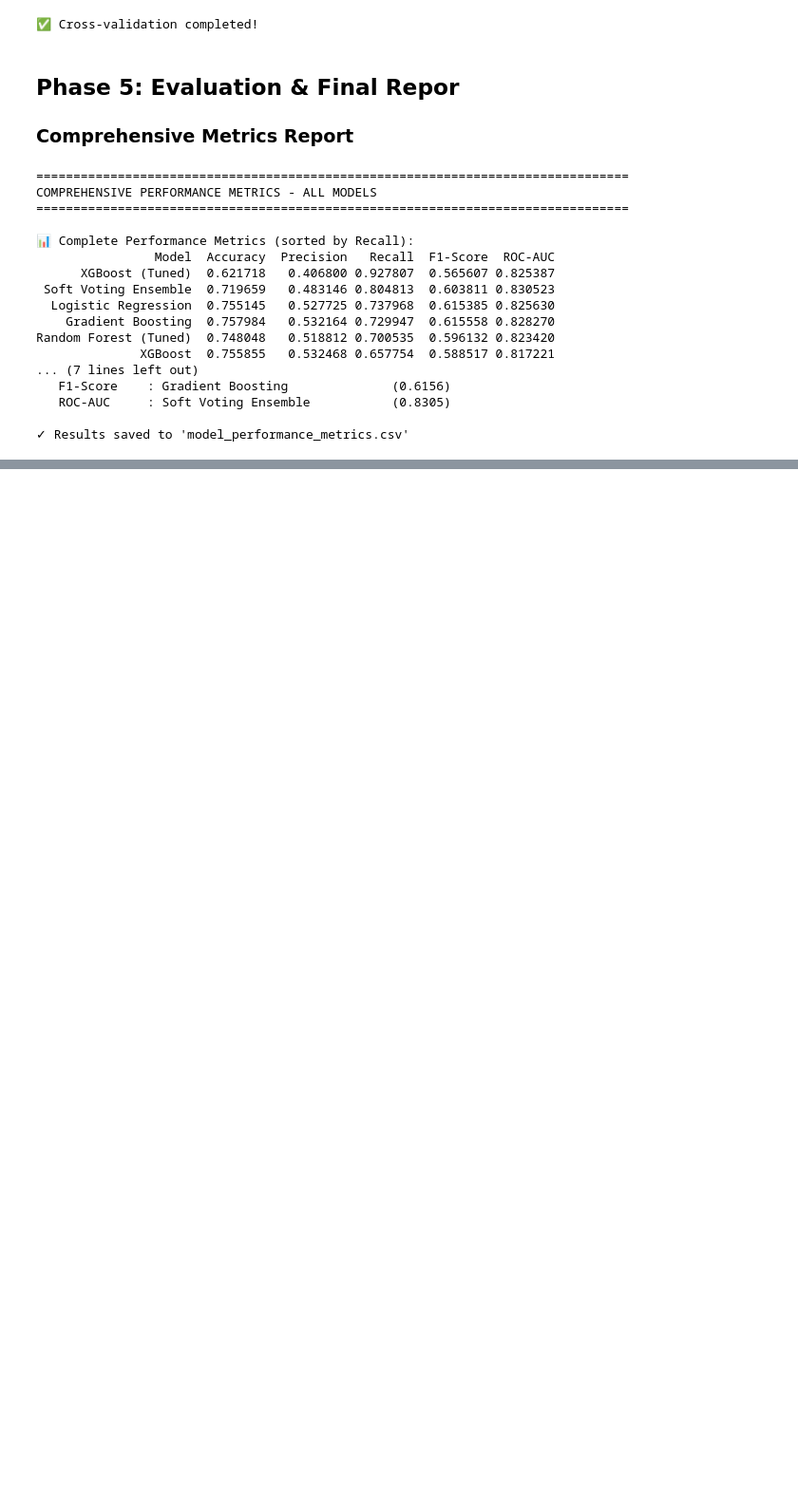
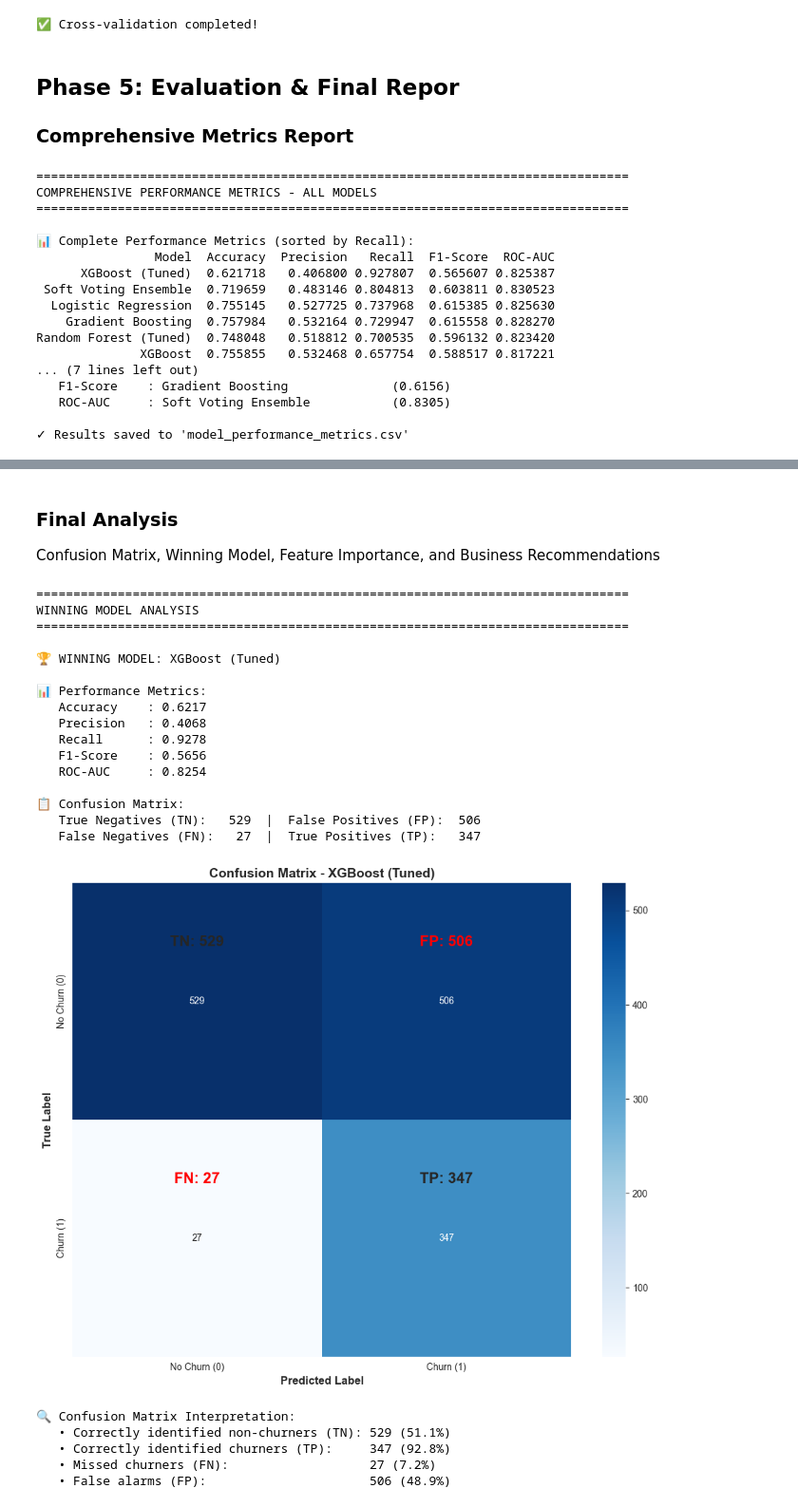
Before and after one commit to mahbodkhaleti/ML_Project, a Jupyter notebook: project.ipynb, the cells around one changed output, grey strips where cells are left out. Shown at 95% size. Saved outputs shown, nothing was run; the diff lists cells and outputs as text; code cells hidden in the pictures; blank space fills up the shorter version.

```diff
--- a/project.ipynb
+++ b/project.ipynb
@@ -1512,0 +1575,75 @@ Random Forest (Tuned)  0.748048   0.518812 0.700535  0.596132 0.823420
+# %% [markdown]
+### Final Analysis
+
+Confusion Matrix, Winning Model, Feature Importance, and Business Recommendations
+# %%
+# Identify winning model and analyze
+print("="*80)
+print("WINNING MODEL ANALYSIS")
+print("="*80)
+
+# Select winning model (highest Recall)
+winning_model_name = all_results_df.iloc[0]['Model']
+winning_model = results[winning_model_name]['Model']
+winning_predictions = results[winning_model_name]['Predictions']
+
+print(f"\n🏆 WINNING MODEL: {winning_model_name}")
+print(f"\n📊 Performance Metrics:")
+for metric in ['Accuracy', 'Precision', 'Recall', 'F1-Score', 'ROC-AUC']:
+    score = results[winning_model_name][metric]
+    print(f"   {metric:12s}: {score:.4f}")
+
+# Confusion Matrix
+cm = confusion_matrix(y_test, winning_predictions)
+
+print("\n📋 Confusion Matrix:")
+print(f"   True Negatives (TN):  {cm[0][0]:4d}  |  False Positives (FP): {cm[0][1]:4d}")
+print(f"   False Negatives (FN): {cm[1][0]:4d}  |  True Positives (TP):  {cm[1][1]:4d}")
+
+# Visualize Confusion Matrix
+plt.figure(figsize=(10, 8))
+sns.heatmap(cm, annot=True, fmt='d', cmap='Blues', cbar=True,
+            xticklabels=['No Churn (0)', 'Churn (1)'],
+            yticklabels=['No Churn (0)', 'Churn (1)'])
+plt.xlabel('Predicted Label', fontsize=12, fontweight='bold')
+plt.ylabel('True Label', fontsize=12, fontweight='bold')
+plt.title(f'Confusion Matrix - {winning_model_name}', fontsize=14, fontweight='bold')
+
+# Add text annotations
+plt.text(0.5, 0.25, f'TN: {cm[0][0]}', ha='center', va='center', fontsize=16, fontweight='bold')
+plt.text(1.5, 0.25, f'FP: {cm[0][1]}', ha='center', va='center', fontsize=16, fontweight='bold', color='red')
+plt.text(0.5, 1.25, f'FN: {cm[1][0]}', ha='center', va='center', fontsize=16, fontweight='bold', color='red')
+plt.text(1.5, 1.25, f'TP: {cm[1][1]}', ha='center', va='center', fontsize=16, fontweight='bold')
+
+plt.tight_layout()
+plt.show()
+
+# Interpretation
+print("\n🔍 Confusion Matrix Interpretation:")
+print(f"   • Correctly identified non-churners (TN): {cm[0][0]} ({cm[0][0]/(cm[0][0]+cm[0][1])*100:.1f}%)")
+print(f"   • Correctly identified churners (TP):     {cm[1][1]} ({cm[1][1]/(cm[1][0]+cm[1][1])*100:.1f}%)")
+print(f"   • Missed churners (FN):                   {cm[1][0]} ({cm[1][0]/(cm[1][0]+cm[1][1])*100:.1f}%)")
+print(f"   • False alarms (FP):                      {cm[0][1]} ({cm[0][1]/(cm[0][0]+cm[0][1])*100:.1f}%)")
+# %% [output]
+================================================================================
+WINNING MODEL ANALYSIS
+================================================================================
+
+🏆 WINNING MODEL: XGBoost (Tuned)
+
+📊 Performance Metrics:
+   Accuracy    : 0.6217
+   Precision   : 0.4068
+   Recall      : 0.9278
+   F1-Score    : 0.5656
+   ROC-AUC     : 0.8254
+
+📋 Confusion Matrix:
+   True Negatives (TN):   529  |  False Positives (FP):  506
+   False Negatives (FN):   27  |  True Positives (TP):   347
+[figure, added]
+🔍 Confusion Matrix Interpretation:
+   • Correctly identified non-churners (TN): 529 (51.1%)
+   • Correctly identified churners (TP):     347 (92.8%)
+   • Missed churners (FN):                   27 (7.2%)
+   • False alarms (FP):                      506 (48.9%)
```
Also changed, not shown: parts of 6 cells of this notebook.
